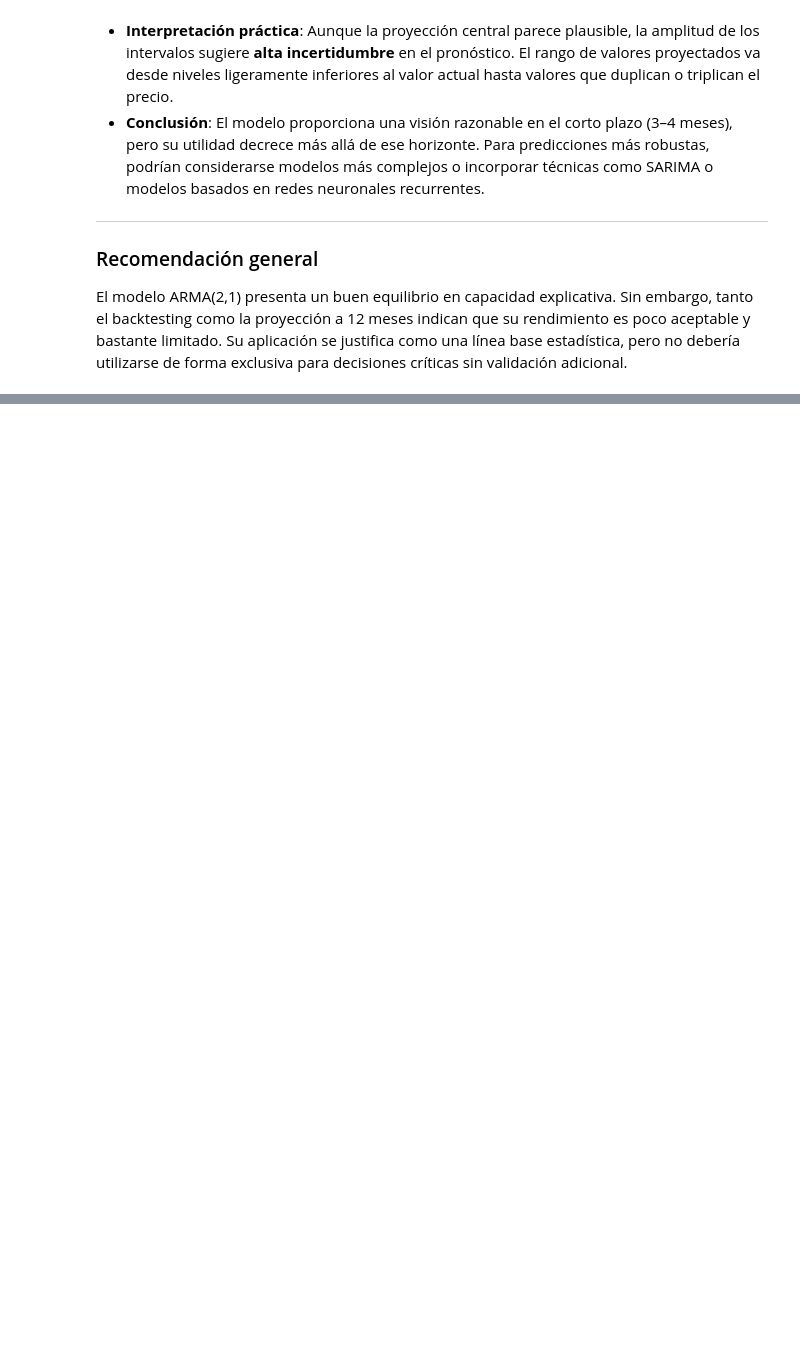
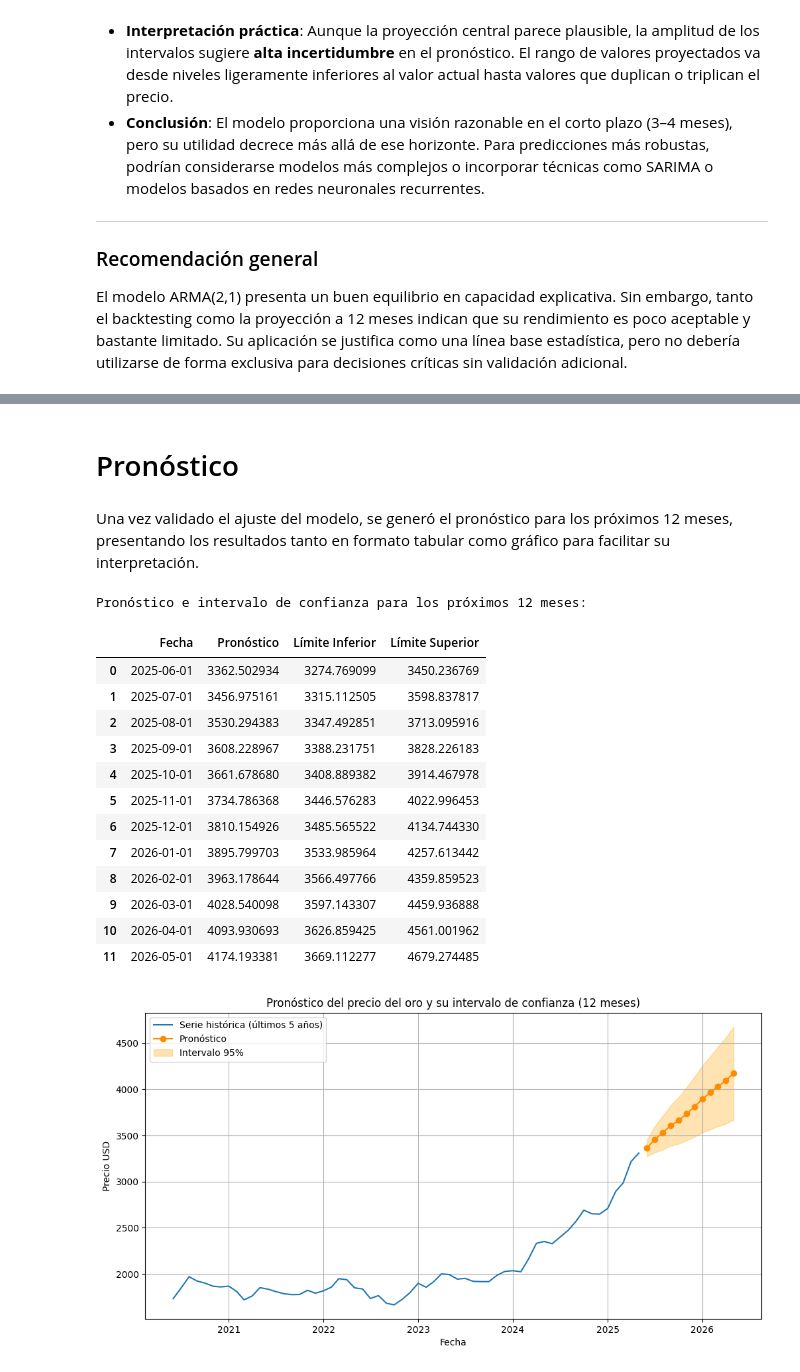
Before and after one commit to ricardogr07/trabajo-final-series-tiempo, a Jupyter notebook: src/proyecto.ipynb, the cells around one changed output, grey strips where cells are left out. Saved outputs shown, nothing was run; the diff lists cells and outputs as text; code cells hidden in the pictures; blank space fills up the shorter version.

```diff
--- a/src/proyecto.ipynb
+++ b/src/proyecto.ipynb
@@ -591,0 +540,58 @@ Fecha
+# %% [markdown]
+# Pronóstico
+# %% [markdown]
+Una vez validado el ajuste del modelo, se generó el pronóstico para los próximos 12 meses, presentando los resultados tanto en formato tabular como gráfico para facilitar su interpretación.
+# %%
+# Determinar el último mes de la serie
+ultimo_mes = oro.index[-1]
+
+# Generar fechas para los siguientes 12 meses
+fechas_futuras = pd.date_range(start=ultimo_mes + pd.offsets.MonthBegin(1), periods=12, freq='MS')
+
+# Hacer pronóstico (forecast)
+prediccion = mejor_modelo.get_forecast(steps=12)
+media_pred = prediccion.predicted_mean
+intervalo_conf = prediccion.conf_int()
+
+# Crear DataFrame resumen
+resultados_forecast = pd.DataFrame({
+    'Fecha': fechas_futuras,
+    'Pronóstico': media_pred.values,
+    'Límite Inferior': intervalo_conf.iloc[:,0].values,
+    'Límite Superior': intervalo_conf.iloc[:,1].values
+})
+
+# Mostrar tabla
+print("Pronóstico e intervalo de confianza para los próximos 12 meses:")
+display(resultados_forecast)
+
+# Graficar
+plt.figure(figsize=(12,6))
+plt.plot(oro.index[-60:], oro['Gold_Price'][-60:], label='Serie histórica (últimos 5 años)')
+plt.plot(resultados_forecast['Fecha'], resultados_forecast['Pronóstico'], marker='o', color='darkorange', label='Pronóstico')
+plt.fill_between(resultados_forecast['Fecha'],
+                 resultados_forecast['Límite Inferior'],
+                 resultados_forecast['Límite Superior'],
+                 color='orange', alpha=0.3, label='Intervalo 95%')
+plt.title('Pronóstico del precio del oro y su intervalo de confianza (12 meses)')
+plt.xlabel('Fecha')
+plt.ylabel('Precio USD')
+plt.legend()
+plt.grid(True)
+plt.show()
+# %% [output]
+Pronóstico e intervalo de confianza para los próximos 12 meses:
+|  | Fecha | Pronóstico | Límite Inferior | Límite Superior |
+| 0 | 2025-06-01 | 3362.502934 | 3274.769099 | 3450.236769 |
+| 1 | 2025-07-01 | 3456.975161 | 3315.112505 | 3598.837817 |
+| 2 | 2025-08-01 | 3530.294383 | 3347.492851 | 3713.095916 |
+| 3 | 2025-09-01 | 3608.228967 | 3388.231751 | 3828.226183 |
+| 4 | 2025-10-01 | 3661.678680 | 3408.889382 | 3914.467978 |
+| 5 | 2025-11-01 | 3734.786368 | 3446.576283 | 4022.996453 |
+| 6 | 2025-12-01 | 3810.154926 | 3485.565522 | 4134.744330 |
+| 7 | 2026-01-01 | 3895.799703 | 3533.985964 | 4257.613442 |
+| 8 | 2026-02-01 | 3963.178644 | 3566.497766 | 4359.859523 |
+| 9 | 2026-03-01 | 4028.540098 | 3597.143307 | 4459.936888 |
+| 10 | 2026-04-01 | 4093.930693 | 3626.859425 | 4561.001962 |
+| 11 | 2026-05-01 | 4174.193381 | 3669.112277 | 4679.274485 |
+[figure, added]
```
Also changed, not shown: parts of 25 cells of this notebook, 3 other files.
